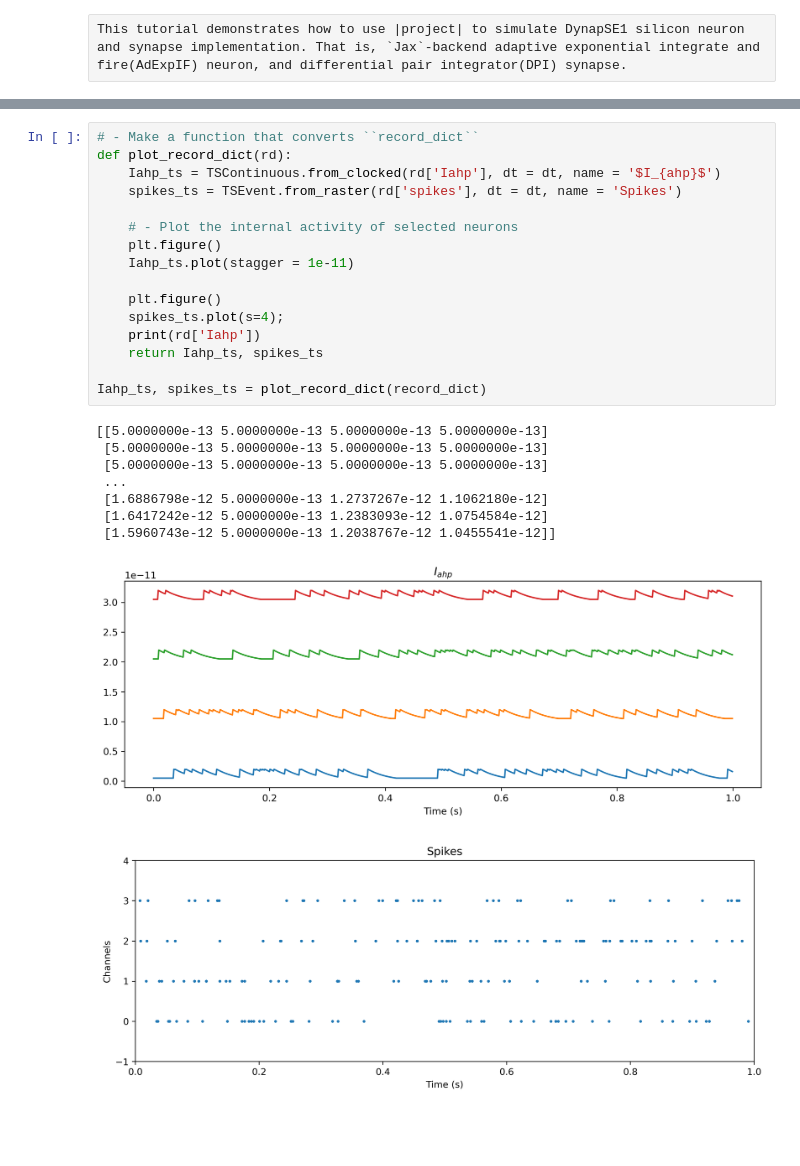
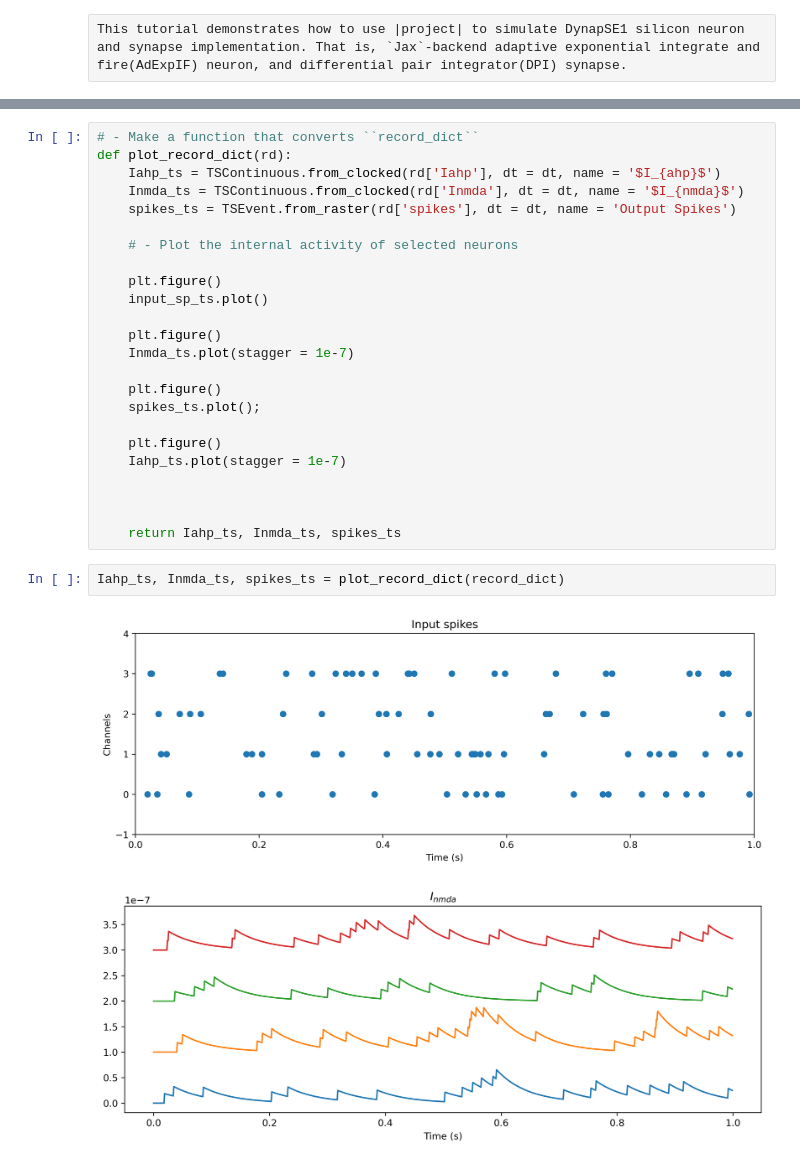
Before and after one commit to synsense/rockpool, a Jupyter notebook: docs/devices/DynapSE/DyanpSE_simulator.ipynb, the cells around one changed output, grey strips where cells are left out. Saved outputs shown, nothing was run; the diff lists cells and outputs as text; blank space fills up the shorter version.

```diff
--- a/docs/devices/DynapSE/DyanpSE_simulator.ipynb
+++ b/docs/devices/DynapSE/DyanpSE_simulator.ipynb
@@ -92,25 +93,28 @@ tsOutput.plot();
 # - Make a function that converts ``record_dict``
 def plot_record_dict(rd):
     Iahp_ts = TSContinuous.from_clocked(rd['Iahp'], dt = dt, name = '$I_{ahp}$')
-    spikes_ts = TSEvent.from_raster(rd['spikes'], dt = dt, name = 'Spikes')
+    Inmda_ts = TSContinuous.from_clocked(rd['Inmda'], dt = dt, name = '$I_{nmda}$')
+    spikes_ts = TSEvent.from_raster(rd['spikes'], dt = dt, name = 'Output Spikes')
 
     # - Plot the internal activity of selected neurons
-    plt.figure()
-    Iahp_ts.plot(stagger = 1e-11)
 
     plt.figure()
-    spikes_ts.plot(s=4);
-    print(rd['Iahp'])
-    return Iahp_ts, spikes_ts
+    input_sp_ts.plot()
 
-Iahp_ts, spikes_ts = plot_record_dict(record_dict)
+    plt.figure()
+    Inmda_ts.plot(stagger = 1e-7)
+
+    plt.figure()
+    spikes_ts.plot();
+
+    plt.figure()
+    Iahp_ts.plot(stagger = 1e-7)
+
+
+
+    return Iahp_ts, Inmda_ts, spikes_ts
-# %% [output]
-[[5.0000000e-13 5.0000000e-13 5.0000000e-13 5.0000000e-13]
- [5.0000000e-13 5.0000000e-13 5.0000000e-13 5.0000000e-13]
- [5.0000000e-13 5.0000000e-13 5.0000000e-13 5.0000000e-13]
- ...
- [1.6886798e-12 5.0000000e-13 1.2737267e-12 1.1062180e-12]
- [1.6417242e-12 5.0000000e-13 1.2383093e-12 1.0754584e-12]
- [1.5960743e-12 5.0000000e-13 1.2038767e-12 1.0455541e-12]]
-[figure, removed]
-[figure, removed]
+# %%
+Iahp_ts, Inmda_ts, spikes_ts = plot_record_dict(record_dict)
+# %% [output]
+[figure, added]
+[figure, added]
```
Also changed, not shown: parts of 7 cells of this notebook.
